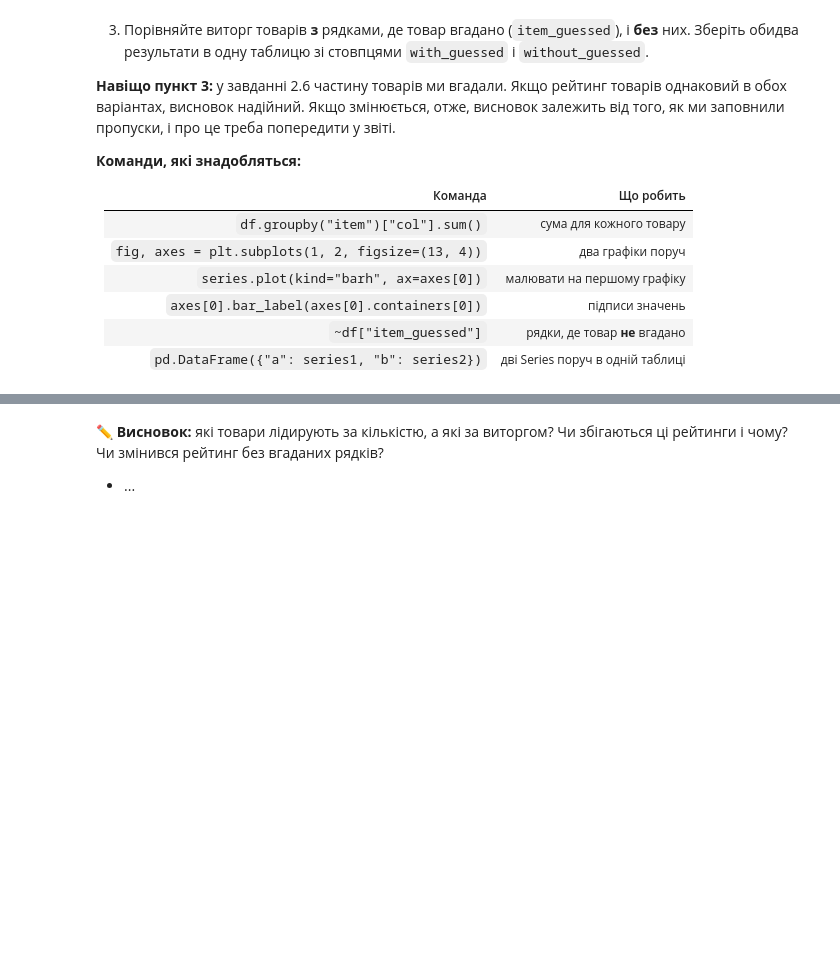
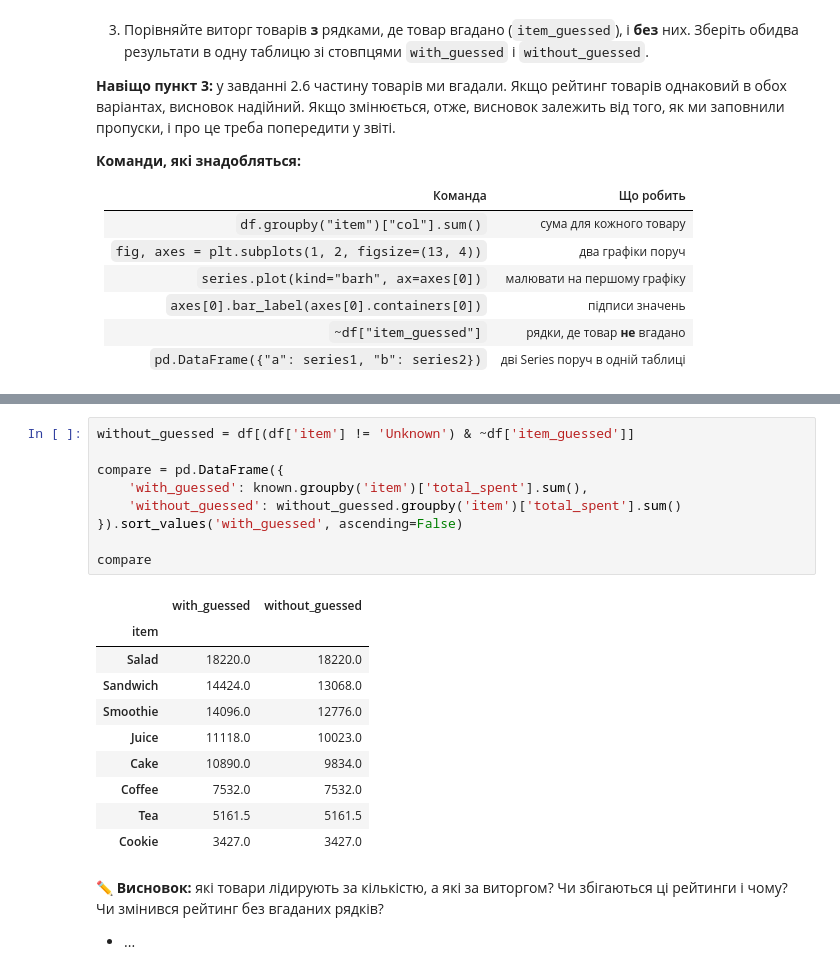
Before and after one commit to RomanLuja/Cafe_sale, a Jupyter notebook: Training_project_cafe_sales.ipynb, the cells around one changed output, grey strips where cells are left out. Saved outputs shown, nothing was run; the diff lists cells and outputs as text; blank space fills up the shorter version.

```diff
--- a/Training_project_cafe_sales.ipynb
+++ b/Training_project_cafe_sales.ipynb
@@ -852,3 +870,23 @@ df.columns
+# %%
+without_guessed = df[(df['item'] != 'Unknown') & ~df['item_guessed']]
+
+compare = pd.DataFrame({
+    'with_guessed': known.groupby('item')['total_spent'].sum(),
+    'without_guessed': without_guessed.groupby('item')['total_spent'].sum()
+}).sort_values('with_guessed', ascending=False)
+
+compare
+# %% [output]
+|  | with_guessed | without_guessed |
+| item |  |  |
+| Salad | 18220.0 | 18220.0 |
+| Sandwich | 14424.0 | 13068.0 |
+| Smoothie | 14096.0 | 12776.0 |
+| Juice | 11118.0 | 10023.0 |
+| Cake | 10890.0 | 9834.0 |
+| Coffee | 7532.0 | 7532.0 |
+| Tea | 5161.5 | 5161.5 |
+| Cookie | 3427.0 | 3427.0 |
 # %% [markdown]
 ✏️ **Висновок:** які товари лідирують за кількістю, а які за виторгом? Чи збігаються ці рейтинги і чому? Чи змінився рейтинг без вгаданих рядків?
 
```
Also changed, not shown: parts of 3 cells of this notebook.
